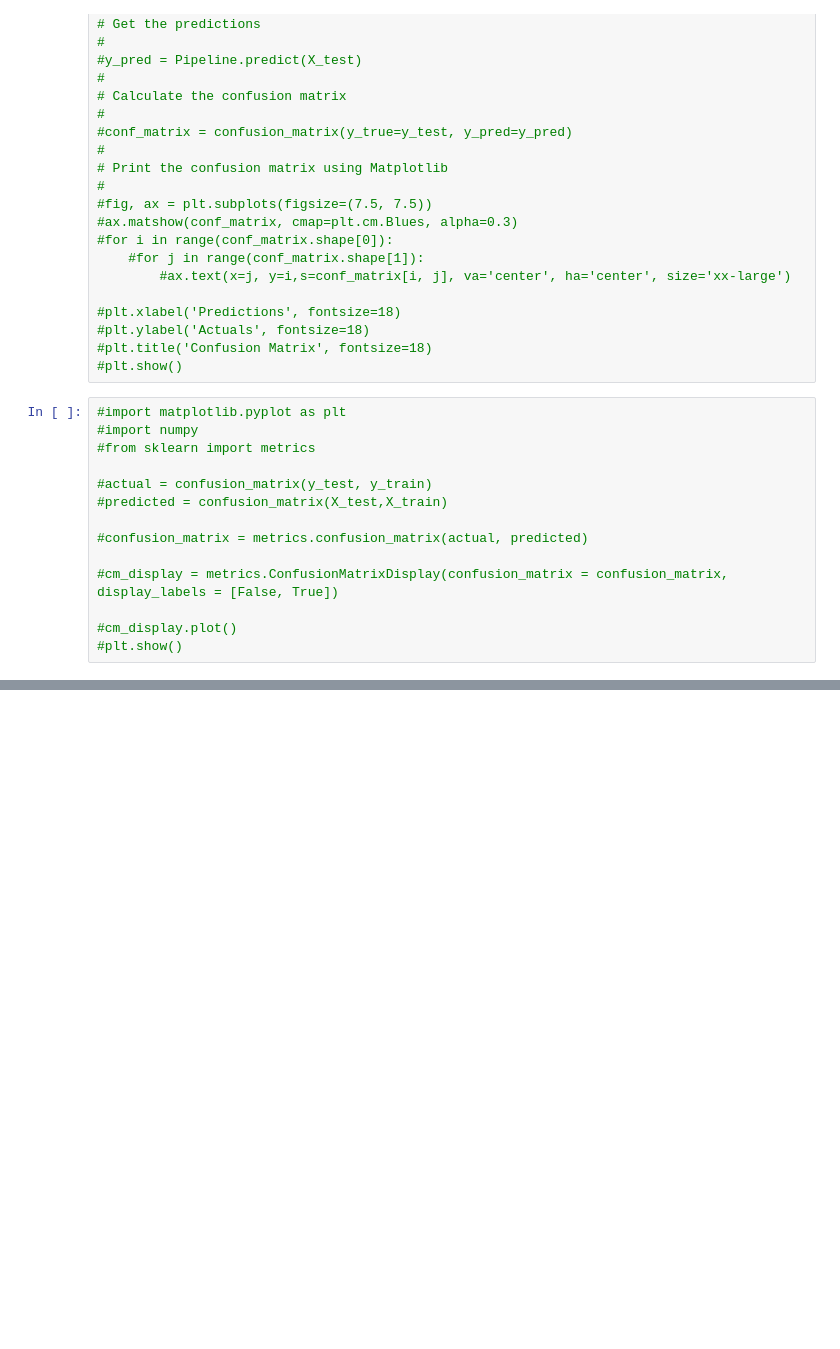
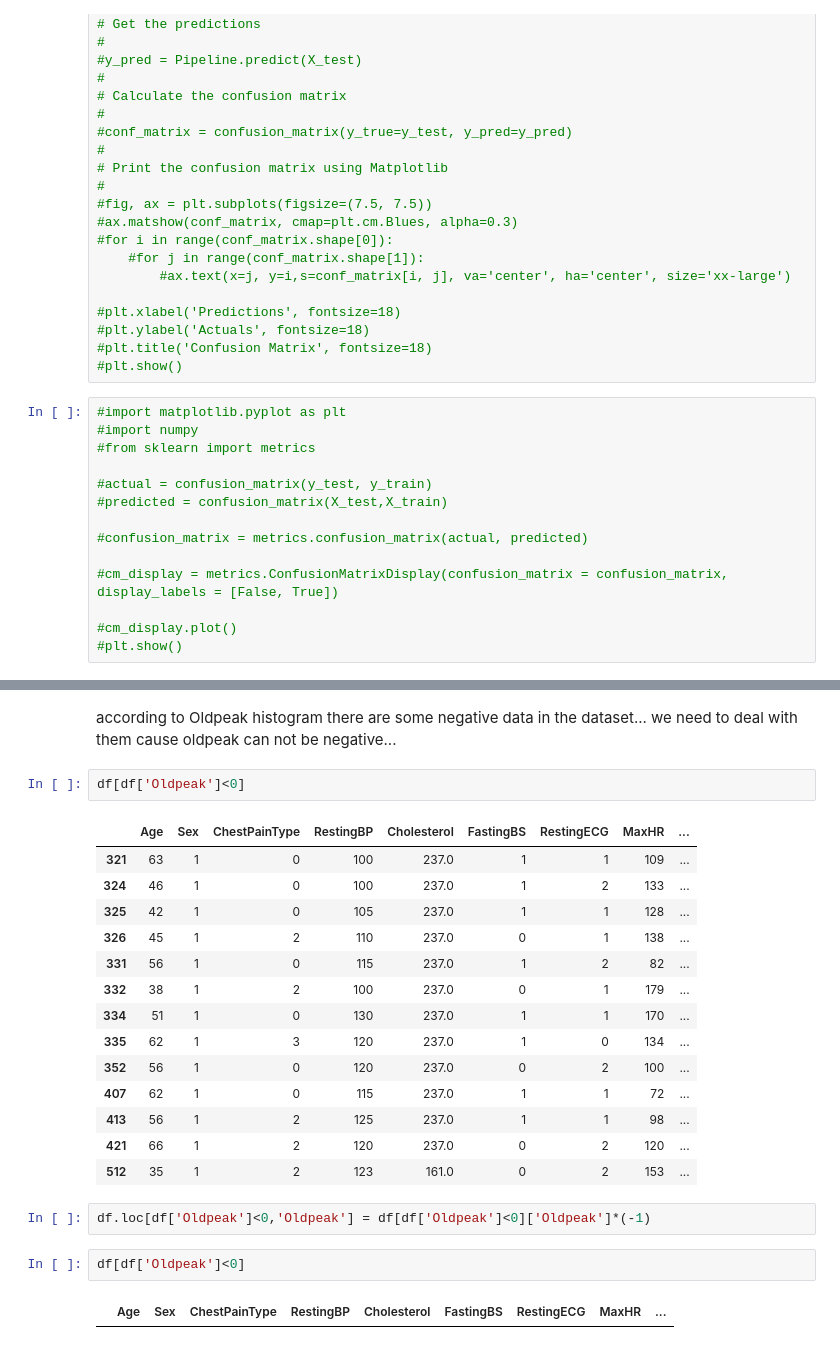
Before and after one commit to sara81a/Heart-Disease-Classification, a Jupyter notebook: Phase2/dataDescription.ipynb, the cells around one changed output, grey strips where cells are left out. Cells and saved outputs as stored; diff of their text form; blank space fills up the shorter version.

```diff
--- a/Phase2/dataDescription.ipynb
+++ b/Phase2/dataDescription.ipynb
@@ -829,0 +850,25 @@ weighted avg       0.78      0.78      0.78       276
+# %% [markdown]
+according to Oldpeak histogram there are some negative data in the dataset... we need to deal with them cause oldpeak can not be negative...
+# %%
+df[df['Oldpeak']<0]
+# %% [output]
+|  | Age | Sex | ChestPainType | RestingBP | Cholesterol | FastingBS | RestingECG | MaxHR | ... |
+| 321 | 63 | 1 | 0 | 100 | 237.0 | 1 | 1 | 109 | ... |
+| 324 | 46 | 1 | 0 | 100 | 237.0 | 1 | 2 | 133 | ... |
+| 325 | 42 | 1 | 0 | 105 | 237.0 | 1 | 1 | 128 | ... |
+| 326 | 45 | 1 | 2 | 110 | 237.0 | 0 | 1 | 138 | ... |
+| 331 | 56 | 1 | 0 | 115 | 237.0 | 1 | 2 | 82 | ... |
+| 332 | 38 | 1 | 2 | 100 | 237.0 | 0 | 1 | 179 | ... |
+| 334 | 51 | 1 | 0 | 130 | 237.0 | 1 | 1 | 170 | ... |
+| 335 | 62 | 1 | 3 | 120 | 237.0 | 1 | 0 | 134 | ... |
+| 352 | 56 | 1 | 0 | 120 | 237.0 | 0 | 2 | 100 | ... |
+| 407 | 62 | 1 | 0 | 115 | 237.0 | 1 | 1 | 72 | ... |
+| 413 | 56 | 1 | 2 | 125 | 237.0 | 1 | 1 | 98 | ... |
+| 421 | 66 | 1 | 2 | 120 | 237.0 | 0 | 2 | 120 | ... |
+| 512 | 35 | 1 | 2 | 123 | 161.0 | 0 | 2 | 153 | ... |
+# %%
+df.loc[df['Oldpeak']<0,'Oldpeak'] = df[df['Oldpeak']<0]['Oldpeak']*(-1)
+# %%
+df[df['Oldpeak']<0]
+# %% [output]
+|  | Age | Sex | ChestPainType | RestingBP | Cholesterol | FastingBS | RestingECG | MaxHR | ... |
```
Also changed, not shown: parts of 44 cells of this notebook, 1 other file.
